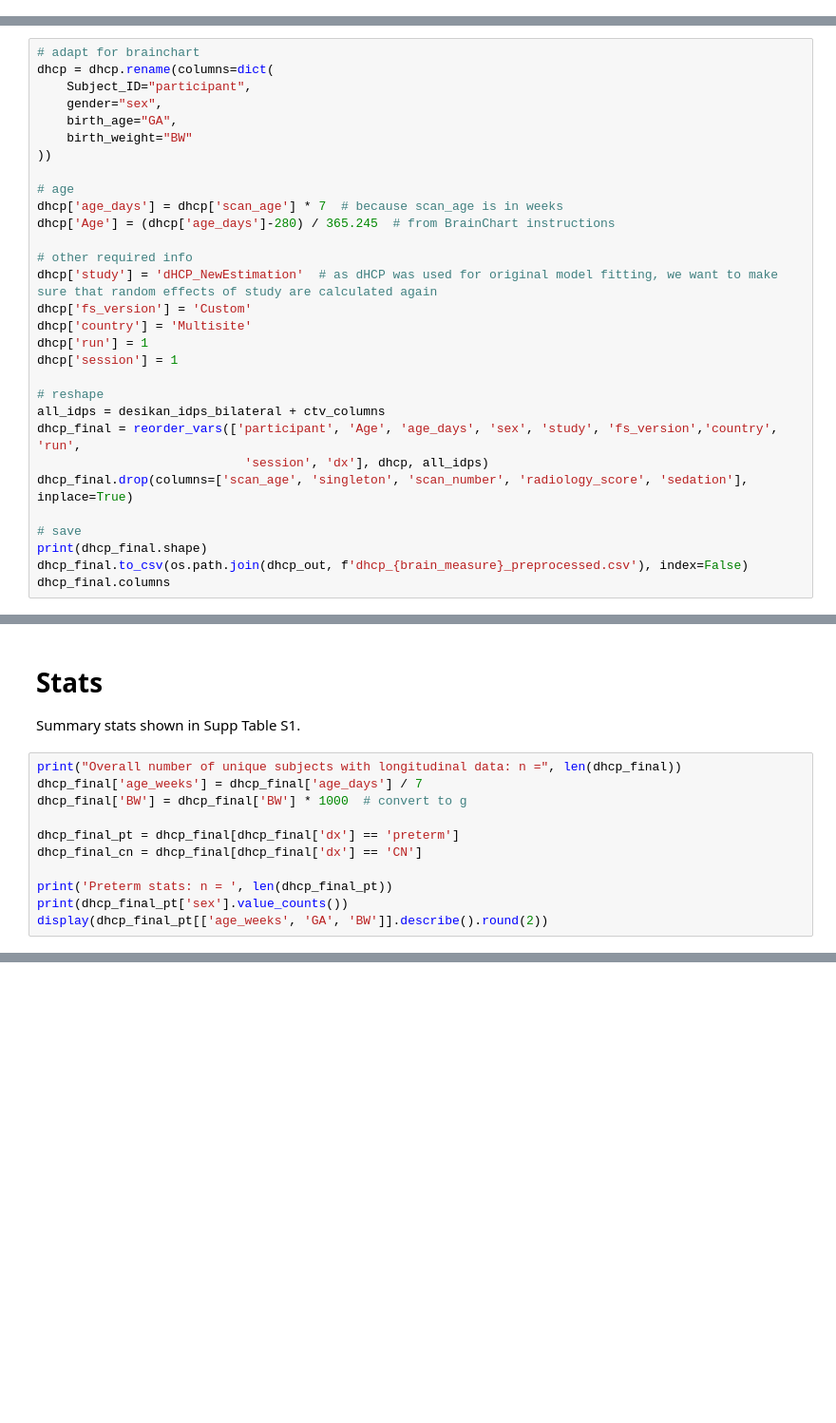
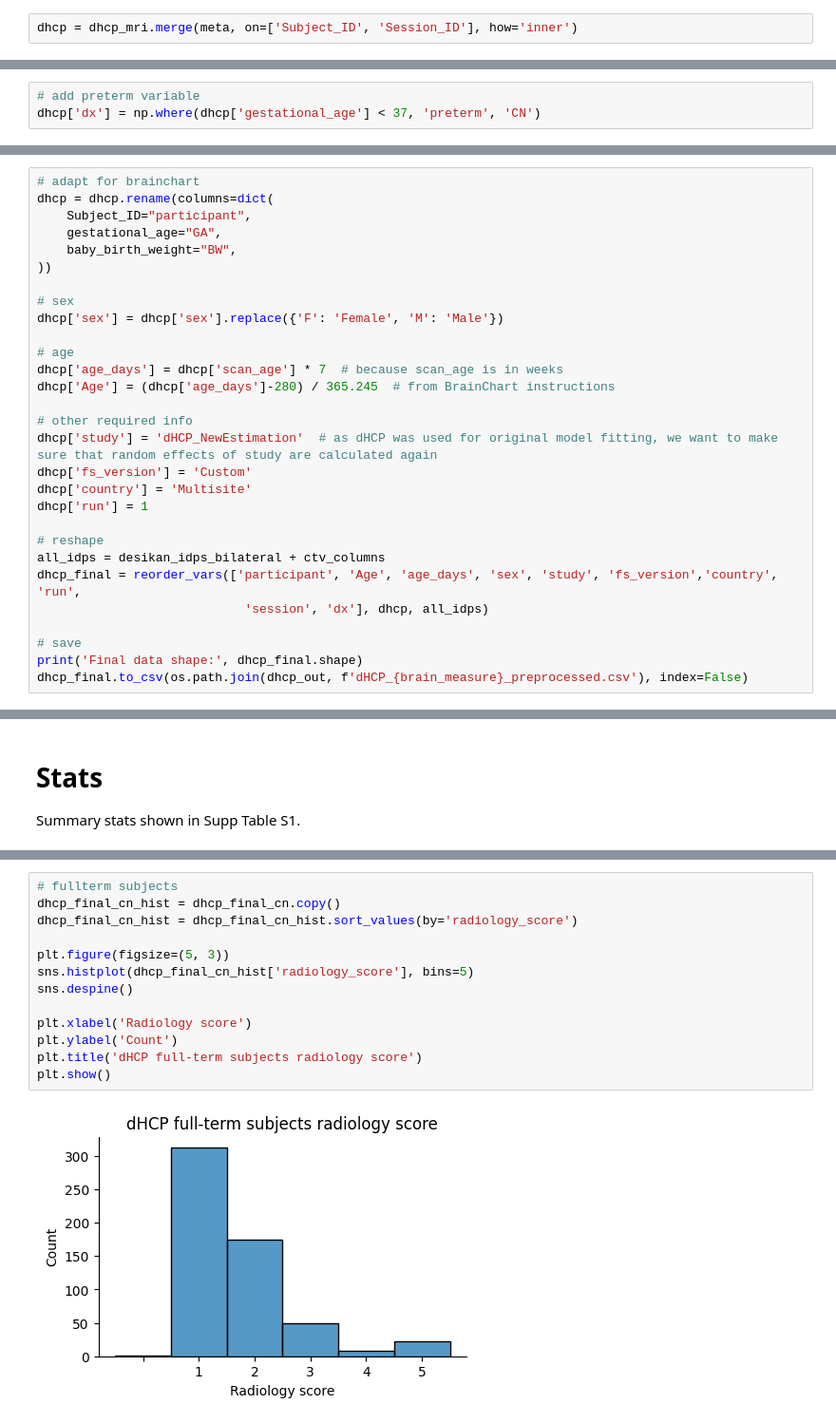
Before and after one commit to Melissa1909/preterm-brain-heterogeneity, a Jupyter notebook: 0.1_dataPrep_dHCP.ipynb, the cells around one changed output, grey strips where cells are left out. Shown: that part at 95% size. Saved outputs shown, nothing was run; the diff lists cells and outputs as text; blank space fills up the shorter version.

Commit message:
FIX preproc script

```diff
--- a/0.1_dataPrep_dHCP.ipynb
+++ b/0.1_dataPrep_dHCP.ipynb
@@ -170,0 +178,2 @@ dhcp = reorder_vars(['Subject_ID', 'Session_ID', 'dx','gender',
+# %%
+dhcp = dhcp_mri.merge(meta, on=['Subject_ID', 'Session_ID'], how='inner')
@@ -170,0 +237,3 @@ dhcp = reorder_vars(['Subject_ID', 'Session_ID', 'dx','gender',
+# %%
+# add preterm variable
+dhcp['dx'] = np.where(dhcp['gestational_age'] < 37, 'preterm', 'CN')
@@ -187,10 +270,12 @@ BrainChart needs a certain format of the data. We will adapt the data accordingl
 # adapt for brainchart
 dhcp = dhcp.rename(columns=dict(
     Subject_ID="participant",
-    gender="sex",
-    birth_age="GA",
-    birth_weight="BW"
+    gestational_age="GA",
+    baby_birth_weight="BW",
 ))
+
+# sex
+dhcp['sex'] = dhcp['sex'].replace({'F': 'Female', 'M': 'Male'})
 
 # age
 dhcp['age_days'] = dhcp['scan_age'] * 7  # because scan_age is in weeks
@@ -201,16 +286,13 @@ dhcp['study'] = 'dHCP_NewEstimation'  # as dHCP was used for original model fitt
 dhcp['fs_version'] = 'Custom'
 dhcp['country'] = 'Multisite'
 dhcp['run'] = 1
-dhcp['session'] = 1
 
 # reshape
 all_idps = desikan_idps_bilateral + ctv_columns
 dhcp_final = reorder_vars(['participant', 'Age', 'age_days', 'sex', 'study', 'fs_version','country', 'run',
                             'session', 'dx'], dhcp, all_idps)
-dhcp_final.drop(columns=['scan_age', 'singleton', 'scan_number', 'radiology_score', 'sedation'], inplace=True)
 
 # save
-print(dhcp_final.shape)
-dhcp_final.to_csv(os.path.join(dhcp_out, f'dhcp_{brain_measure}_preprocessed.csv'), index=False)
-dhcp_final.columns
+print('Final data shape:', dhcp_final.shape)
+dhcp_final.to_csv(os.path.join(dhcp_out, f'dHCP_{brain_measure}_preprocessed.csv'), index=False)
 # %% [output]
@@ -233,14 +300,3 @@ Index(['participant', 'Age', 'age_days', 'sex', 'study', 'fs_version',
 # %% [markdown]
 # Stats
 Summary stats shown in Supp Table S1.
-# %%
-print("Overall number of unique subjects with longitudinal data: n =", len(dhcp_final))
-dhcp_final['age_weeks'] = dhcp_final['age_days'] / 7
-dhcp_final['BW'] = dhcp_final['BW'] * 1000  # convert to g
-
-dhcp_final_pt = dhcp_final[dhcp_final['dx'] == 'preterm']
-dhcp_final_cn = dhcp_final[dhcp_final['dx'] == 'CN']
-
-print('Preterm stats: n = ', len(dhcp_final_pt))
-print(dhcp_final_pt['sex'].value_counts())
-display(dhcp_final_pt[['age_weeks', 'GA', 'BW']].describe().round(2))
@@ -279,0 +388,15 @@ Name: sex, dtype: int64
+# %%
+# fullterm subjects
+dhcp_final_cn_hist = dhcp_final_cn.copy()
+dhcp_final_cn_hist = dhcp_final_cn_hist.sort_values(by='radiology_score')
+
+plt.figure(figsize=(5, 3))
+sns.histplot(dhcp_final_cn_hist['radiology_score'], bins=5)
+sns.despine()
+
+plt.xlabel('Radiology score')
+plt.ylabel('Count')
+plt.title('dHCP full-term subjects radiology score')
+plt.show()
+# %% [output]
+[figure, added]
```
Also changed, not shown: parts of 50 cells of this notebook.
